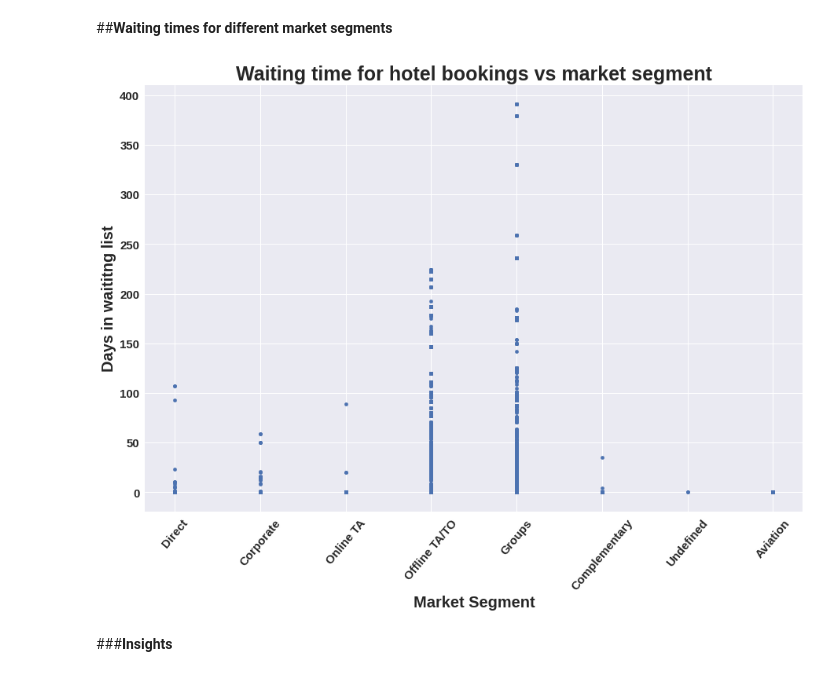
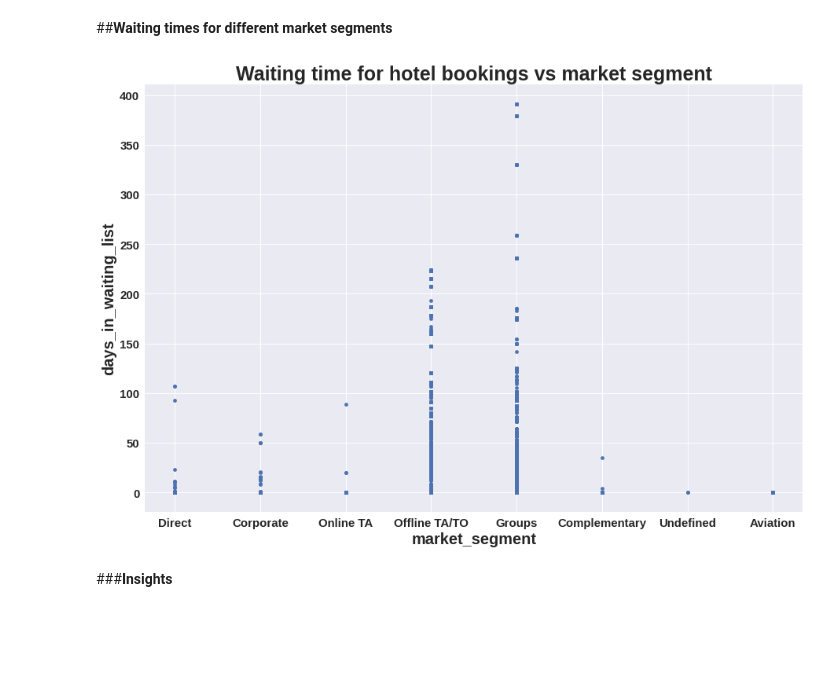
Before and after one commit to aynaval/Hotel-booking-analysis_EDA, a Jupyter notebook: Team_notebook_Hotel_booking_analysis.ipynb, the cells around one changed output. Saved outputs shown, nothing was run; the diff lists cells and outputs as text; code cells hidden in the pictures; blank space fills up the shorter version.

```diff
--- a/Team_notebook_Hotel_booking_analysis.ipynb
+++ b/Team_notebook_Hotel_booking_analysis.ipynb
@@ -685,13 +676,10 @@ plt.title('Types of customers');
 # %%
 #This is a scatter plot for Market segment and days_in_waiting_list
 
 hotel_df.plot.scatter(x='market_segment', y = 'days_in_waiting_list',figsize = (15,10))
-plt.title('Waiting time for hotel bookings vs market segment')
-plt.xticks( rotation = 50)
-plt.ylabel('Days in waititng list')
-plt.xlabel('Market Segment');
+plt.title('Waiting time for hotel bookings vs market segment');
 # %% [output]
-[figure, old version]
+[figure, new version]
 # %% [markdown]
 ###**Insights**
 # %% [markdown]
```
Also changed, not shown: parts of 5 cells of this notebook.
